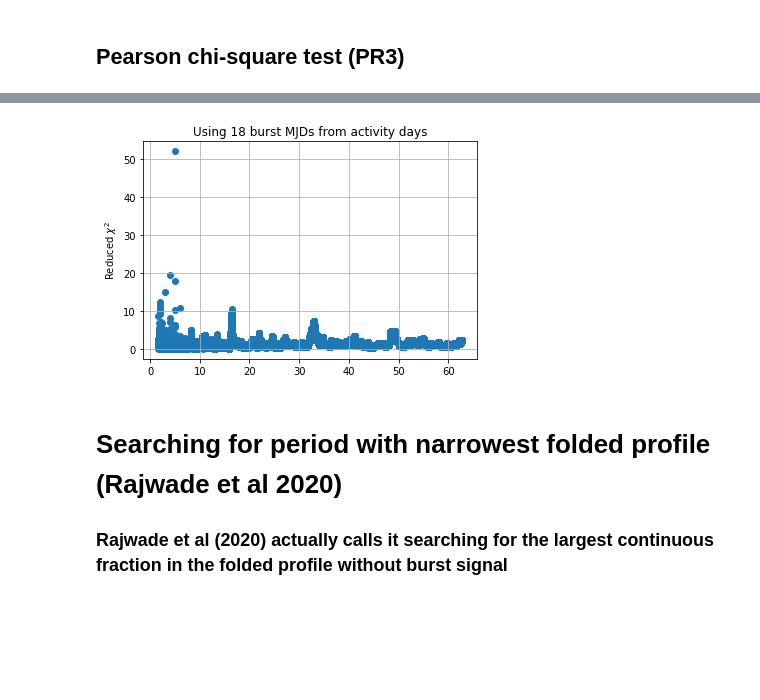
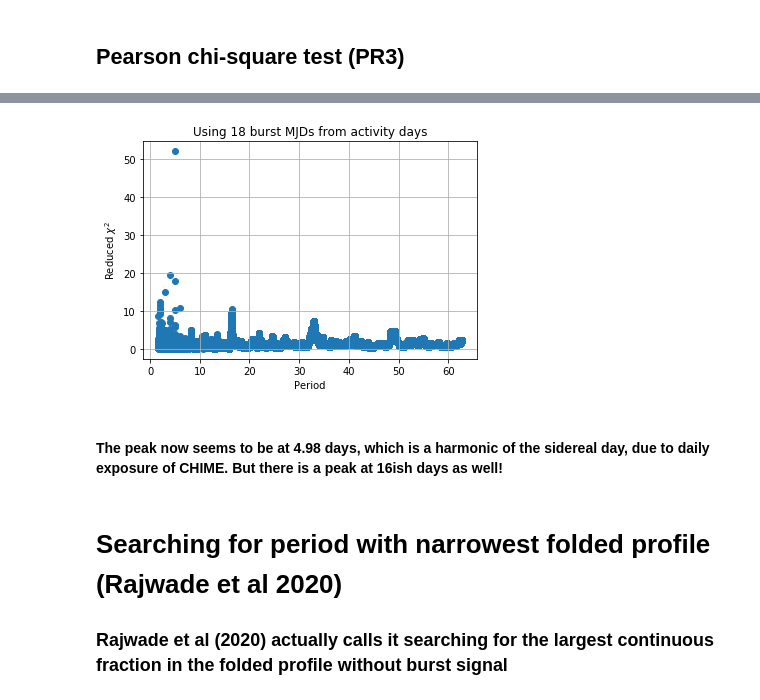
Before and after one commit to KshitijAggarwal/frbpa, a Jupyter notebook: examples/r3/chime_period_search.ipynb, the cells around one changed output, grey strips where cells are left out. Drawn from its saved outputs; the diff is of its cells as text; code cells hidden in the pictures; blank space fills up the shorter version.

```diff
--- a/examples/r3/chime_period_search.ipynb
+++ b/examples/r3/chime_period_search.ipynb
@@ -60,10 +59,13 @@ rch_uniq, p = pr3_search(bursts=unique_days, obs_mjds=startmjds,
 # %%
 plt.scatter(p, rch_uniq)
 plt.ylabel(r'Reduced $\chi^2$')
 plt.title(f'Using {len(unique_days)} burst MJDs from activity days')
+plt.xlabel('Period')
 plt.grid()
 # %% [output]
-[figure, old version]
+[figure, new version]
+# %% [markdown]
+#### The peak now seems to be at 4.98 days, which is a harmonic of the sidereal day, due to daily exposure of CHIME. But there is a peak at 16ish days as well!
 # %% [markdown]
 # Searching for period with narrowest folded profile (Rajwade et al 2020)
 ### Rajwade et al (2020) actually calls it searching for the largest continuous fraction in the folded profile without burst signal
```
Also changed, not shown: parts of 18 cells of this notebook, 2 other files.
